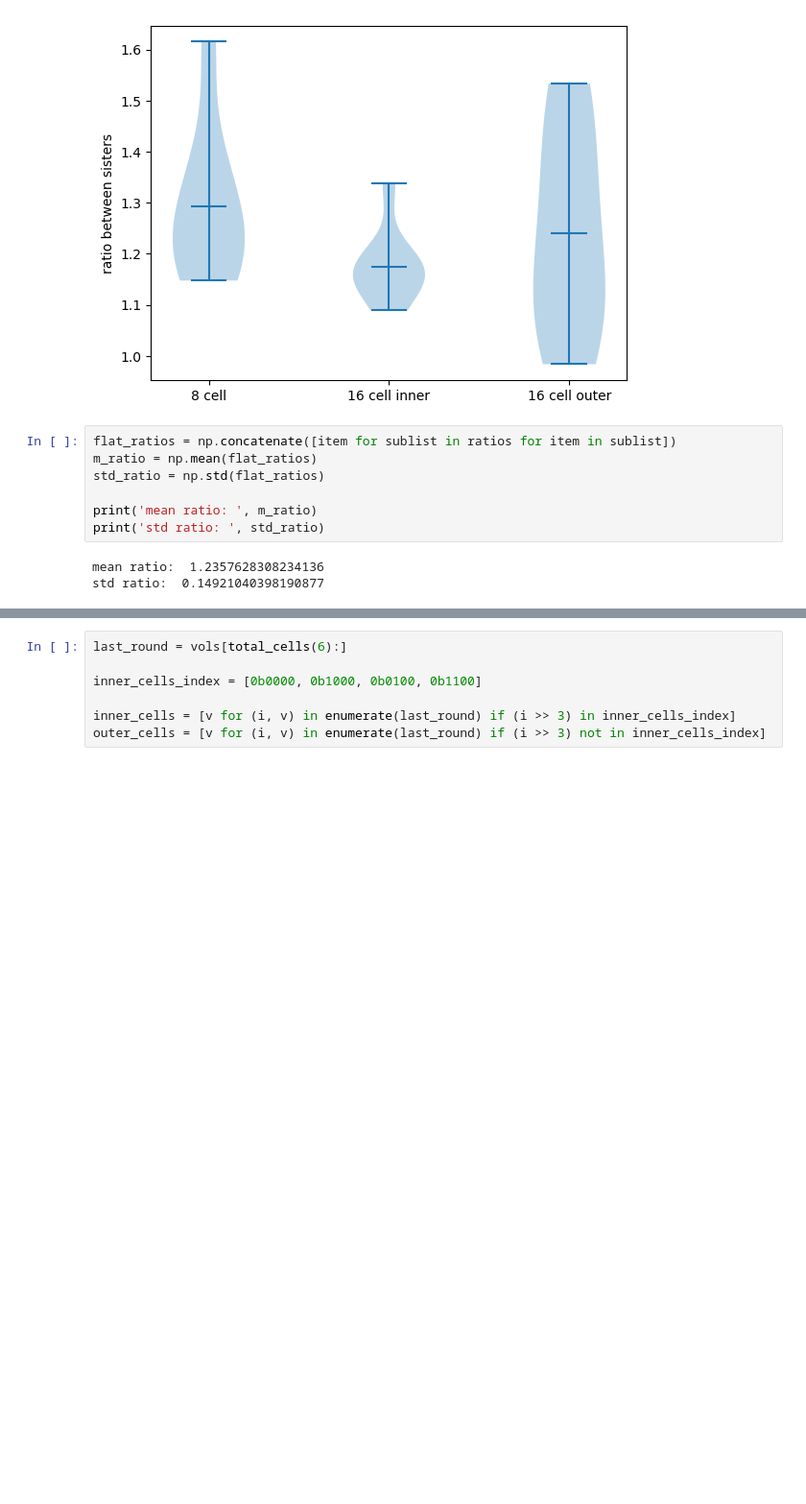
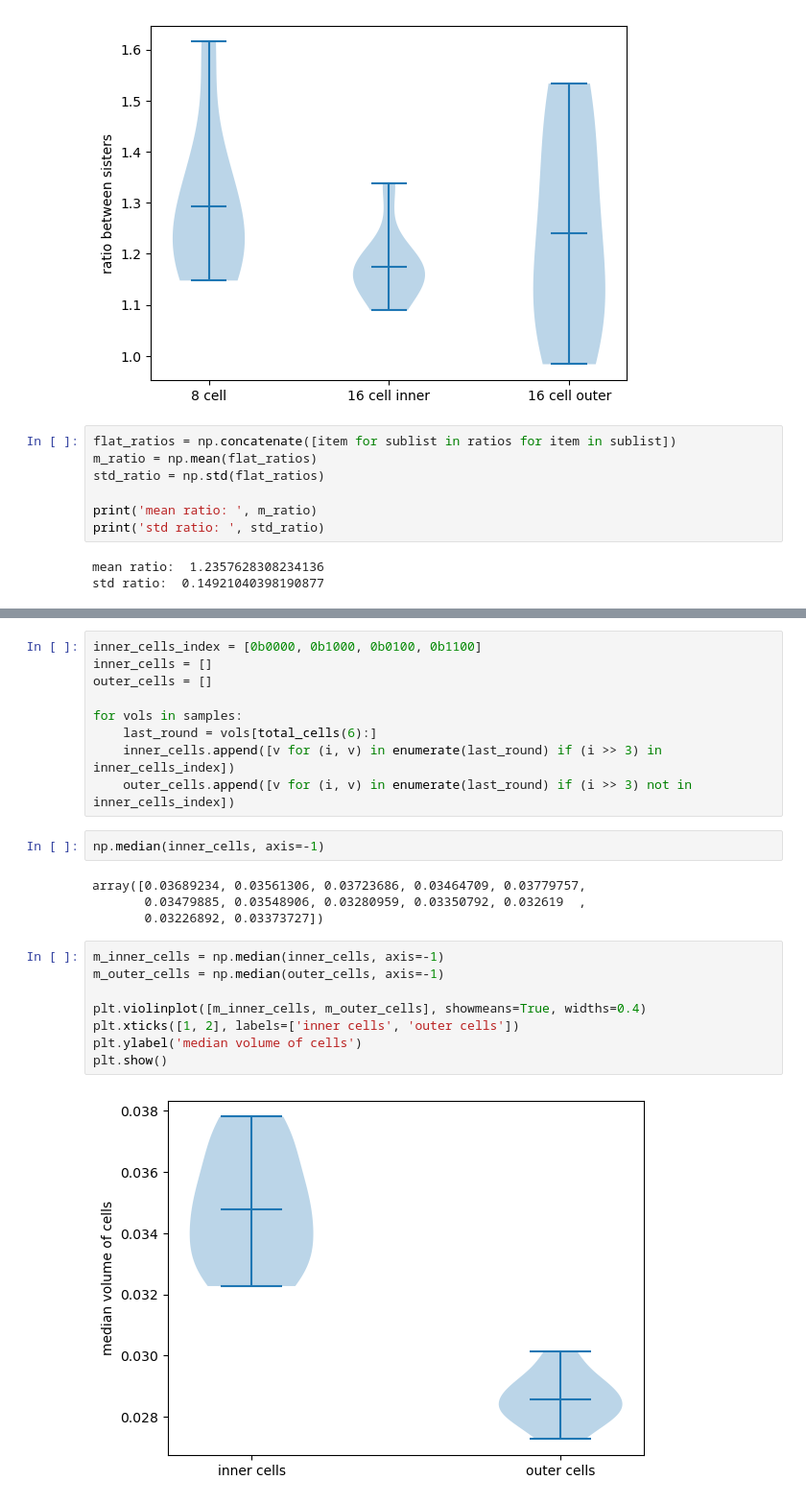
Before and after one commit to Irene-Li/MitoticWaves, a Jupyter notebook: cell_vol.ipynb, the cells around one changed output, grey strips where cells are left out. Shown at 96% size. Saved outputs shown, nothing was run; the diff lists cells and outputs as text; blank space fills up the shorter version.

```diff
--- a/cell_vol.ipynb
+++ b/cell_vol.ipynb
@@ -185,8 +190,26 @@ vols of first 4 rounds of cell divisions: (in mm^3)
 # %%
-last_round = vols[total_cells(6):]
+inner_cells_index = [0b0000, 0b1000, 0b0100, 0b1100]
+inner_cells = []
+outer_cells = []
 
-inner_cells_index = [0b0000, 0b1000, 0b0100, 0b1100]
-
-inner_cells = [v for (i, v) in enumerate(last_round) if (i >> 3) in inner_cells_index]
-outer_cells = [v for (i, v) in enumerate(last_round) if (i >> 3) not in inner_cells_index]
+for vols in samples:
+    last_round = vols[total_cells(6):]
+    inner_cells.append([v for (i, v) in enumerate(last_round) if (i >> 3) in inner_cells_index])
+    outer_cells.append([v for (i, v) in enumerate(last_round) if (i >> 3) not in inner_cells_index])
+# %%
+np.median(inner_cells, axis=-1)
+# %% [output]
+array([0.03689234, 0.03561306, 0.03723686, 0.03464709, 0.03779757,
+       0.03479885, 0.03548906, 0.03280959, 0.03350792, 0.032619  ,
+       0.03226892, 0.03373727])
+# %%
+m_inner_cells = np.median(inner_cells, axis=-1)
+m_outer_cells = np.median(outer_cells, axis=-1)
+
+plt.violinplot([m_inner_cells, m_outer_cells], showmeans=True, widths=0.4)
+plt.xticks([1, 2], labels=['inner cells', 'outer cells'])
+plt.ylabel('median volume of cells')
+plt.show()
+# %% [output]
+[figure, added]
 # %%
```
Also changed, not shown: parts of 3 cells of this notebook, 2 other files.
